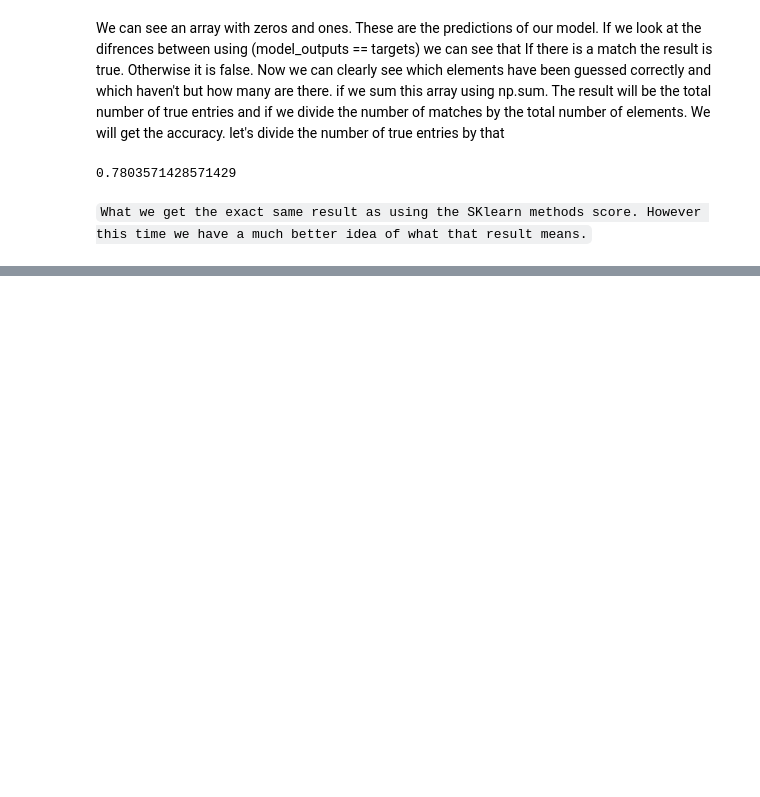
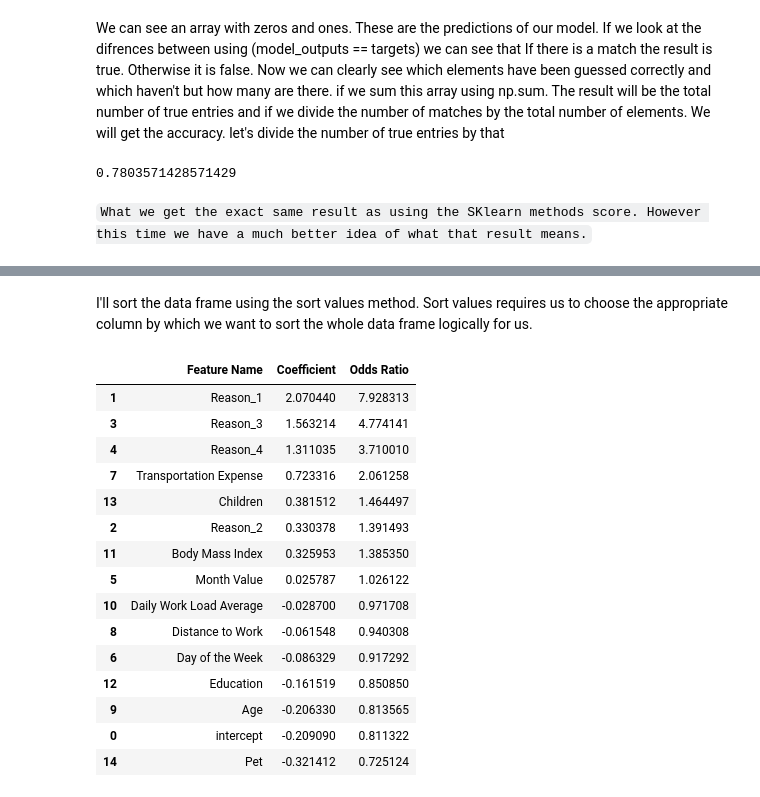
Before and after one commit to aysbt/DataScienceCourse, a Jupyter notebook: ABSENTEEISM_Logistic_Regression_Exercise.ipynb, the cells around one changed output, grey strips where cells are left out. Cells and saved outputs as stored; diff of their text form; code cells hidden in the pictures; blank space fills up the shorter version.

```diff
--- a/ABSENTEEISM_Logistic_Regression_Exercise.ipynb
+++ b/ABSENTEEISM_Logistic_Regression_Exercise.ipynb
@@ -242,0 +348,22 @@ np.sum(model_outputs == y_train)/ model_outputs.shape[0]
+# %% [markdown]
+I'll sort the data frame using the sort values method. Sort values requires us to choose the appropriate
+column by which we want to sort the whole data frame logically for us.
+# %%
+Summary_of_Table.sort_values('Odds Ratio', ascending=False)
+# %% [output]
+|  | Feature Name | Coefficient | Odds Ratio |
+| 1 | Reason_1 | 2.070440 | 7.928313 |
+| 3 | Reason_3 | 1.563214 | 4.774141 |
+| 4 | Reason_4 | 1.311035 | 3.710010 |
+| 7 | Transportation Expense | 0.723316 | 2.061258 |
+| 13 | Children | 0.381512 | 1.464497 |
+| 2 | Reason_2 | 0.330378 | 1.391493 |
+| 11 | Body Mass Index | 0.325953 | 1.385350 |
+| 5 | Month Value | 0.025787 | 1.026122 |
+| 10 | Daily Work Load Average | -0.028700 | 0.971708 |
+| 8 | Distance to Work | -0.061548 | 0.940308 |
+| 6 | Day of the Week | -0.086329 | 0.917292 |
+| 12 | Education | -0.161519 | 0.850850 |
+| 9 | Age | -0.206330 | 0.813565 |
+| 0 | intercept | -0.209090 | 0.811322 |
+| 14 | Pet | -0.321412 | 0.725124 |
```
Also changed, not shown: parts of 15 cells of this notebook.
